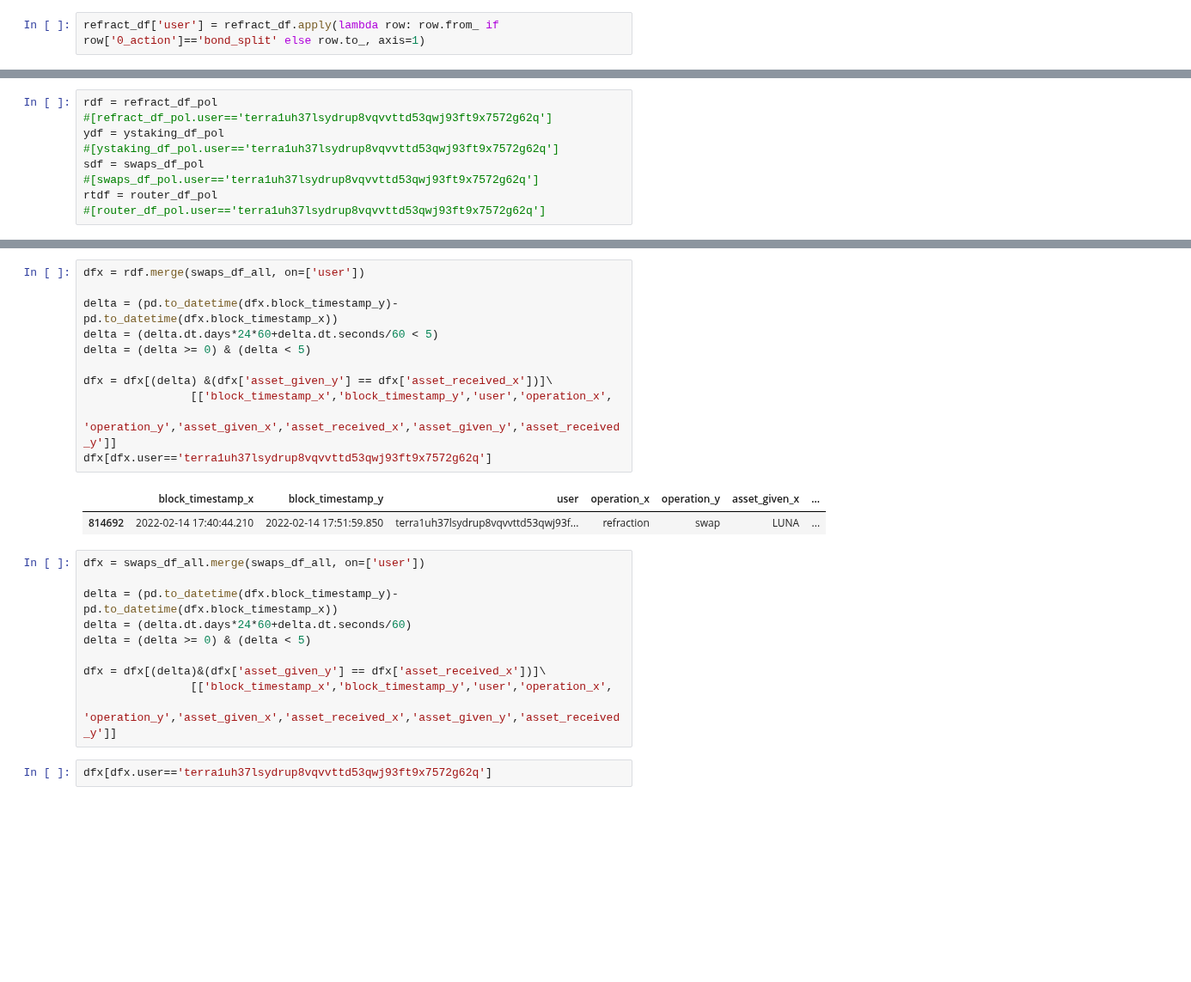
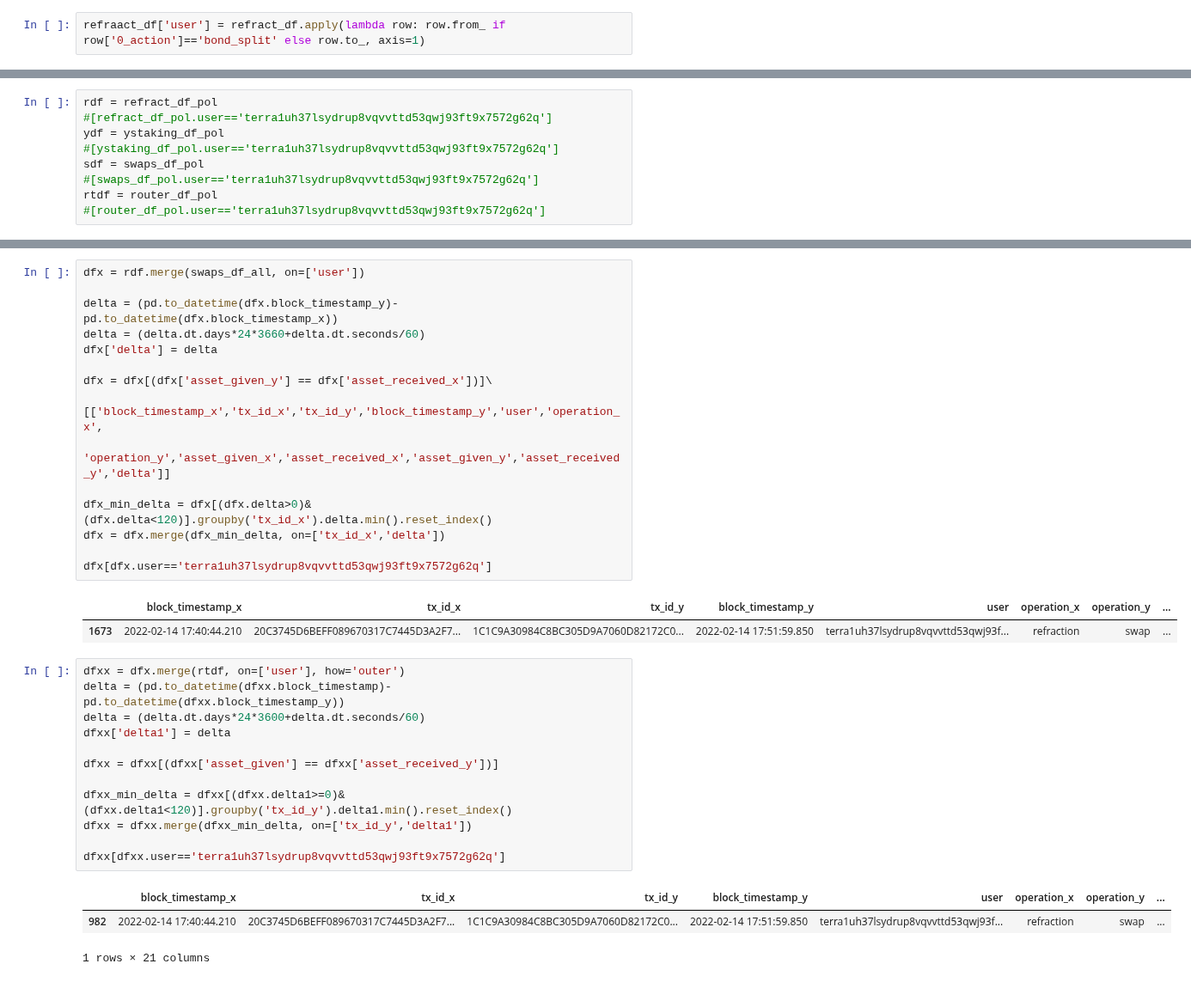
Before and after one commit to IncioMan/prism_forge, a Jupyter notebook: notebook/Prism Paths.ipynb, the cells around one changed output, grey strips where cells are left out. Shown at 86% size. Cells and saved outputs as stored; diff of their text form; blank space fills up the shorter version.

```diff
--- a/notebook/Prism Paths.ipynb
+++ b/notebook/Prism Paths.ipynb
@@ -37,7 +37,7 @@ router_df = pd.read_csv('../data/router.csv', index_col=0)
 # %% [markdown]
 ### Refract
 # %%
-refract_df['user'] = refract_df.apply(lambda row: row.from_ if row['0_action']=='bond_split' else row.to_, axis=1)
+refraact_df['user'] = refract_df.apply(lambda row: row.from_ if row['0_action']=='bond_split' else row.to_, axis=1)
 # %%
 refract_df.head()
 # %% [output]
@@ -238,26 +272,34 @@ dfx[dfx.user=='terra1uh37lsydrup8vqvvttd53qwj93ft9x7572g62q']
 # %%
 dfx = rdf.merge(swaps_df_all, on=['user'])
 
 delta = (pd.to_datetime(dfx.block_timestamp_y)-pd.to_datetime(dfx.block_timestamp_x))
-delta = (delta.dt.days*24*60+delta.dt.seconds/60 < 5)
-delta = (delta >= 0) & (delta < 5)
+delta = (delta.dt.days*24*3660+delta.dt.seconds/60)
+dfx['delta'] = delta
 
-dfx = dfx[(delta) &(dfx['asset_given_y'] == dfx['asset_received_x'])]\
-                [['block_timestamp_x','block_timestamp_y','user','operation_x',
-                  'operation_y','asset_given_x','asset_received_x','asset_given_y','asset_received_y']]
+dfx = dfx[(dfx['asset_given_y'] == dfx['asset_received_x'])]\
+                [['block_timestamp_x','tx_id_x','tx_id_y','block_timestamp_y','user','operation_x',
+                  'operation_y','asset_given_x','asset_received_x','asset_given_y','asset_received_y','delta']]
+
+dfx_min_delta = dfx[(dfx.delta>0)&(dfx.delta<120)].groupby('tx_id_x').delta.min().reset_index()
+dfx = dfx.merge(dfx_min_delta, on=['tx_id_x','delta'])
+
 dfx[dfx.user=='terra1uh37lsydrup8vqvvttd53qwj93ft9x7572g62q']
 # %% [output]
-|  | block_timestamp_x | block_timestamp_y | user | operation_x | operation_y | asset_given_x | ... |
-| 814692 | 2022-02-14 17:40:44.210 | 2022-02-14 17:51:59.850 | terra1uh37lsydrup8vqvvttd53qwj93f... | refraction | swap | LUNA | ... |
+|  | block_timestamp_x | tx_id_x | tx_id_y | block_timestamp_y | user | operation_x | operation_y | ... |
+| 1673 | 2022-02-14 17:40:44.210 | 20C3745D6BEFF089670317C7445D3A2F7... | 1C1C9A30984C8BC305D9A7060D82172C0... | 2022-02-14 17:51:59.850 | terra1uh37lsydrup8vqvvttd53qwj93f... | refraction | swap | ... |
-# %%
-dfx = swaps_df_all.merge(swaps_df_all, on=['user'])
-
-delta = (pd.to_datetime(dfx.block_timestamp_y)-pd.to_datetime(dfx.block_timestamp_x))
-delta = (delta.dt.days*24*60+delta.dt.seconds/60)
-delta = (delta >= 0) & (delta < 5)
-
-dfx = dfx[(delta)&(dfx['asset_given_y'] == dfx['asset_received_x'])]\
-                [['block_timestamp_x','block_timestamp_y','user','operation_x',
-                  'operation_y','asset_given_x','asset_received_x','asset_given_y','asset_received_y']]
-# %%
-dfx[dfx.user=='terra1uh37lsydrup8vqvvttd53qwj93ft9x7572g62q']
+# %%
+dfxx = dfx.merge(rtdf, on=['user'], how='outer')
+delta = (pd.to_datetime(dfxx.block_timestamp)-pd.to_datetime(dfxx.block_timestamp_y))
+delta = (delta.dt.days*24*3600+delta.dt.seconds/60)
+dfxx['delta1'] = delta
+
+dfxx = dfxx[(dfxx['asset_given'] == dfxx['asset_received_y'])]
+
+dfxx_min_delta = dfxx[(dfxx.delta1>=0)&(dfxx.delta1<120)].groupby('tx_id_y').delta1.min().reset_index()
+dfxx = dfxx.merge(dfxx_min_delta, on=['tx_id_y','delta1'])
+
+dfxx[dfxx.user=='terra1uh37lsydrup8vqvvttd53qwj93ft9x7572g62q']
+# %% [output]
+|  | block_timestamp_x | tx_id_x | tx_id_y | block_timestamp_y | user | operation_x | operation_y | ... |
+| 982 | 2022-02-14 17:40:44.210 | 20C3745D6BEFF089670317C7445D3A2F7... | 1C1C9A30984C8BC305D9A7060D82172C0... | 2022-02-14 17:51:59.850 | terra1uh37lsydrup8vqvvttd53qwj93f... | refraction | swap | ... |
+1 rows × 21 columns
```
Also changed, not shown: parts of 30 cells of this notebook, 4 other files.
